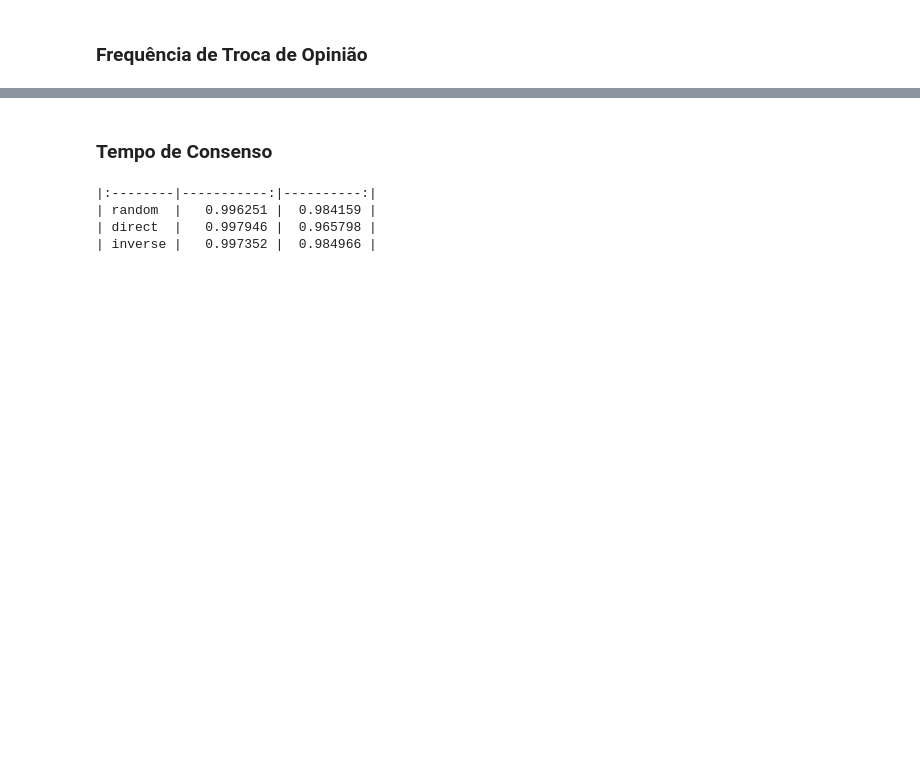
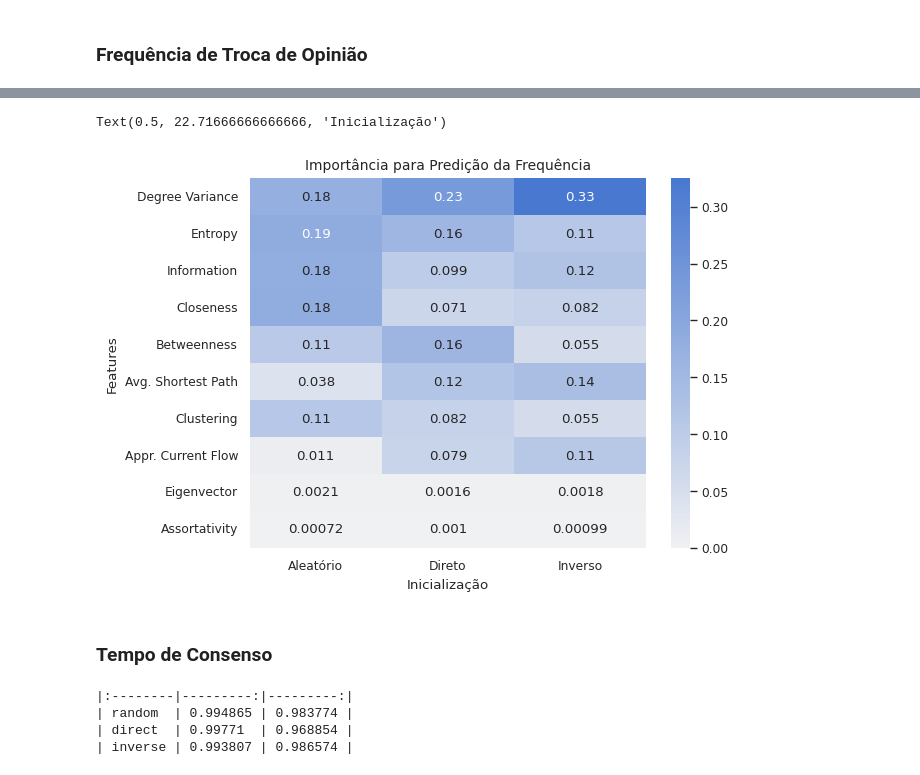
Before and after one commit to vitorfrois/SznajdNetworks, a Jupyter notebook: src/notebooks/4_tests.ipynb, the cells around one changed output, grey strips where cells are left out. Cells and saved outputs as stored; diff of their text form; code cells hidden in the pictures; blank space fills up the shorter version.

```diff
--- a/src/notebooks/4_tests.ipynb
+++ b/src/notebooks/4_tests.ipynb
@@ -248,12 +279,29 @@ Text(0.5, 1.0, 'Importância das Features na Frequência de Troca de Opinião')
+# %%
+df = pd.DataFrame(feature_importance[OPINION_CHANGE_FREQUENCY]).T
+df.columns = TITLE_FEATURES
+s = df.sum(axis=0)
+df = df[s.sort_values(ascending=False).index].T
+sns.heatmap(
+    df.rename({'random': 'Aleatório', 'inverse': 'Inverso', 'direct': 'Direto'}, axis=1),
+    cmap=sns.color_palette("light:b", as_cmap=True),
+    vmin=0,
+    annot=True
+)
+plt.title("Importância para Predição da Frequência", fontsize = 10)
+plt.ylabel("Features")
+plt.xlabel("Inicialização")
+# %% [output]
+Text(0.5, 22.71666666666666, 'Inicialização')
+[figure, added]
 # %% [markdown]
 ### Tempo de Consenso
 # %%
-print(pd.DataFrame(results_dict[CONSENSUS_TIME]).T.to_markdown())
+print(pd.DataFrame(rf_results[CONSENSUS_TIME]).T.to_markdown())
 # %% [output]
-|:--------|-----------:|----------:|
-| random  |   0.996251 |  0.984159 |
-| direct  |   0.997946 |  0.965798 |
-| inverse |   0.997352 |  0.984966 |
+|:--------|---------:|---------:|
+| random  | 0.994865 | 0.983774 |
+| direct  | 0.99771  | 0.968854 |
+| inverse | 0.993807 | 0.986574 |
 # %%
 plot_importance(feature_importance[CONSENSUS_TIME])
 plt.title('Importância das Features no Tempo de Consenso',fontsize=16)
```
Also changed, not shown: parts of 16 cells of this notebook, 3 other files.
